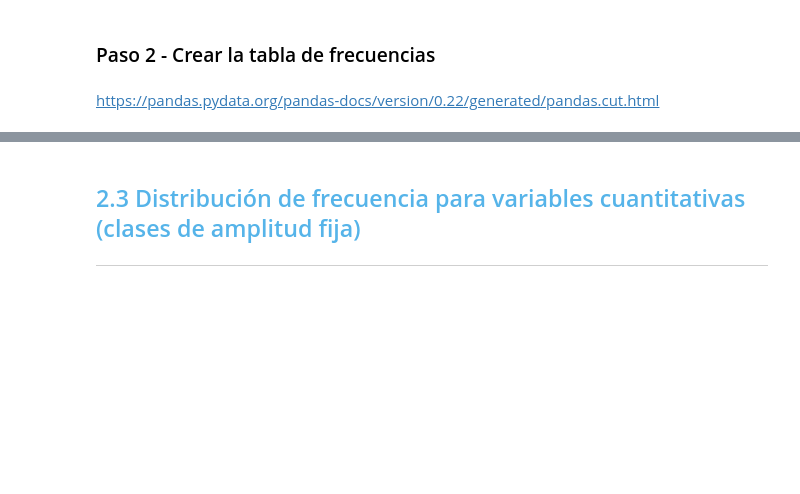
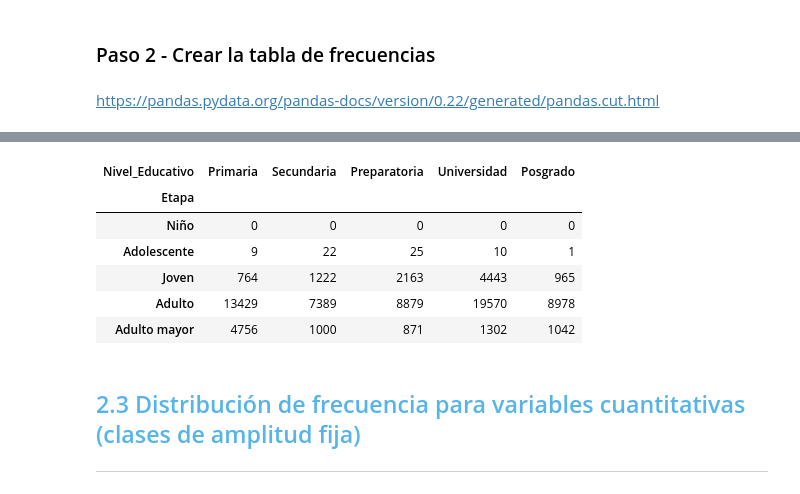
Before and after one commit to MyAppsTest/Estadistica_con_Python, a Jupyter notebook: Curso_de_Estadística_con_Python_1.ipynb, the cells around one changed output, grey strips where cells are left out. Saved outputs shown, nothing was run; the diff lists cells and outputs as text; code cells hidden in the pictures; blank space fills up the shorter version.

```diff
--- a/Curso_de_Estadística_con_Python_1.ipynb
+++ b/Curso_de_Estadística_con_Python_1.ipynb
@@ -353,3 +477,13 @@ https://pandas.pydata.org/pandas-docs/version/0.22/generated/pandas.cut.html
+# %%
+pd.crosstab(datos.Etapa, datos.Nivel_Educativo, aggfunc='count', values=datos.Ingreso)
+# %% [output]
+| Nivel_Educativo | Primaria | Secundaria | Preparatoria | Universidad | Posgrado |
+| Etapa |  |  |  |  |  |
+| Niño | 0 | 0 | 0 | 0 | 0 |
+| Adolescente | 9 | 22 | 25 | 10 | 1 |
+| Joven | 764 | 1222 | 2163 | 4443 | 965 |
+| Adulto | 13429 | 7389 | 8879 | 19570 | 8978 |
+| Adulto mayor | 4756 | 1000 | 871 | 1302 | 1042 |
 # %% [markdown]
 ## <font color=#56B4E9>2.3 Distribución de frecuencia para variables cuantitativas (clases de amplitud fija)</font>
 ***
```
Also changed, not shown: parts of 18 cells of this notebook.
